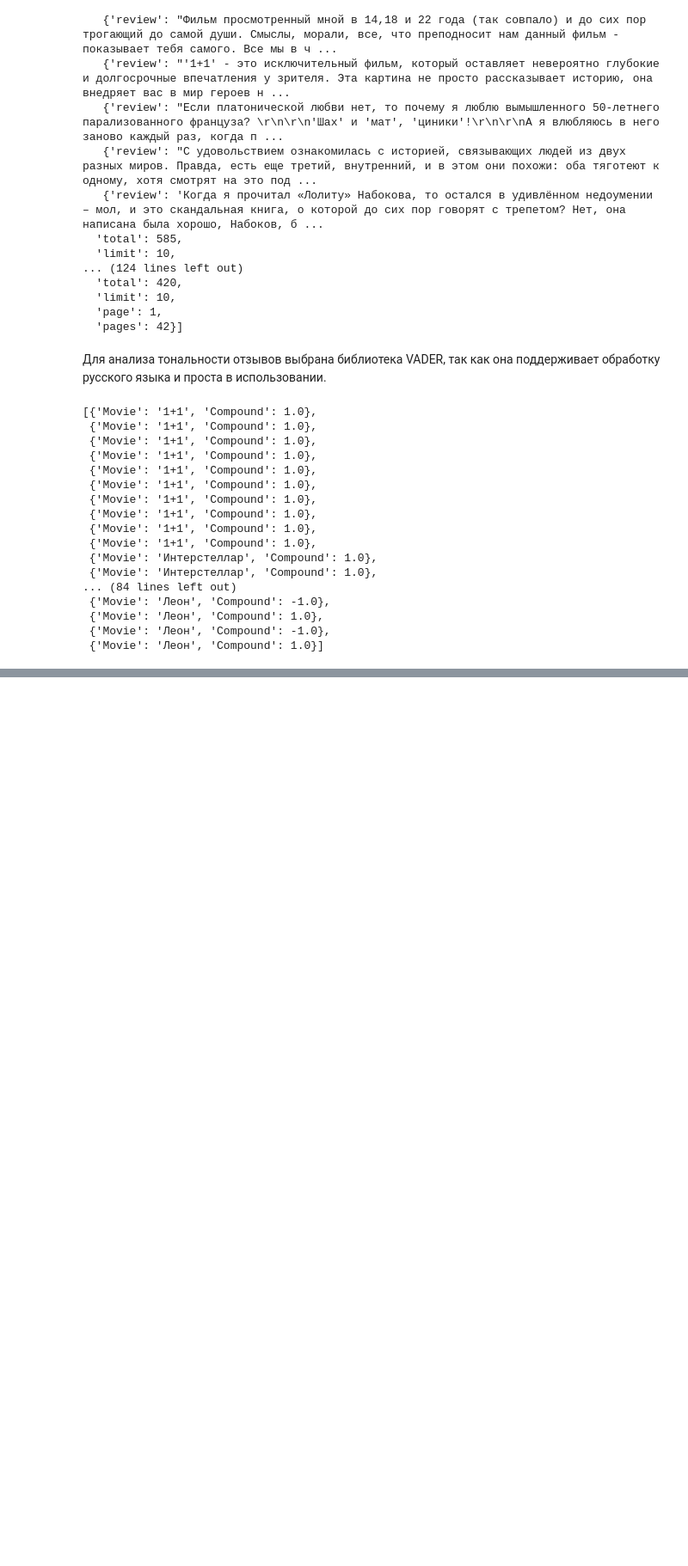
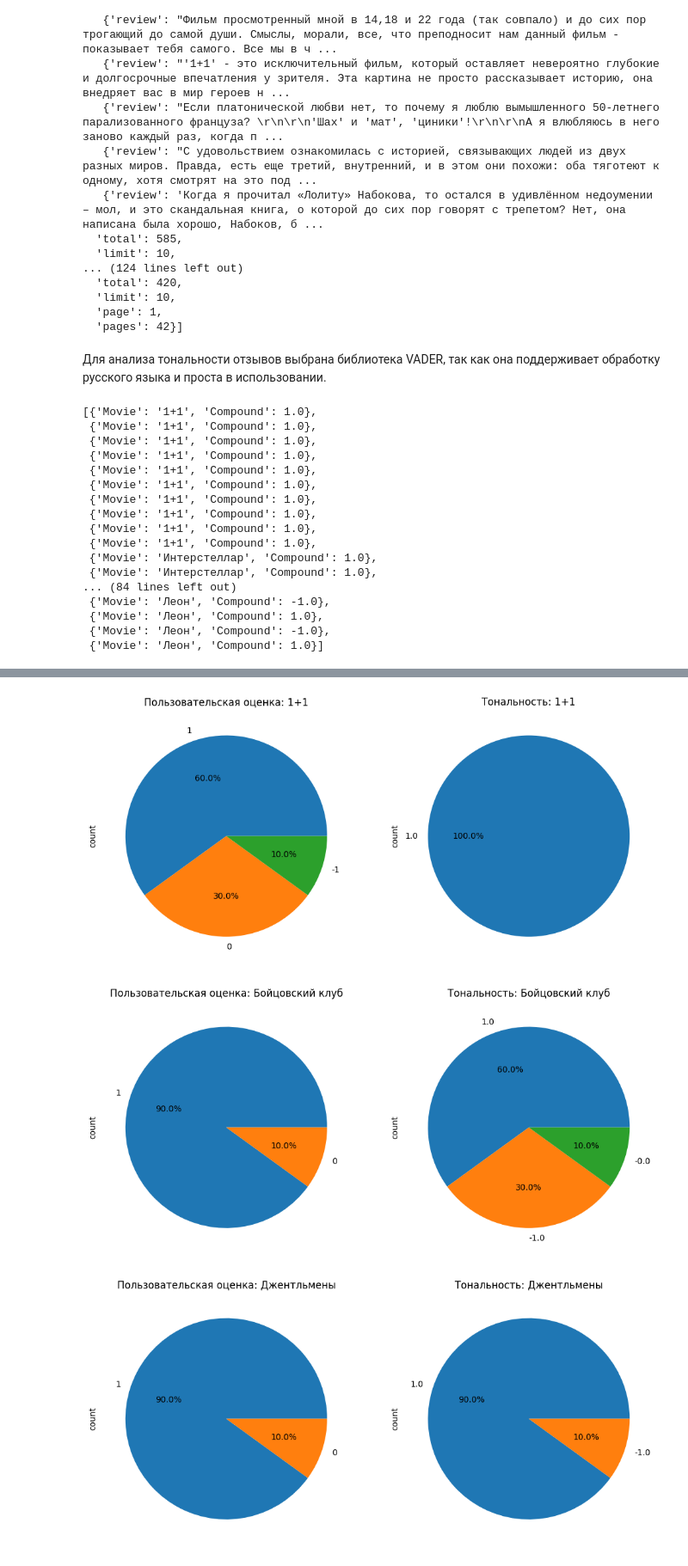
Before and after one commit to daria-rakovskaia/HSE-DAT, a Jupyter notebook: Lab4/Lab4_DAT.ipynb, the cells around one changed output, grey strips where cells are left out. Shown at 86% size. Saved outputs shown, nothing was run; the diff lists cells and outputs as text; code cells hidden in the pictures; blank space fills up the shorter version.

```diff
--- a/Lab4/Lab4_DAT.ipynb
+++ b/Lab4/Lab4_DAT.ipynb
@@ -94,3 +94,12 @@ reviews
  {'Movie': 'Леон', 'Compound': 1.0},
  {'Movie': 'Леон', 'Compound': -1.0},
  {'Movie': 'Леон', 'Compound': 1.0}]
+# %%
+true_compound = []
+for movie_name in movies:
+    url = f'https://api.kinopoisk.dev/v1.4/review?page=1&limit=10&selectFields=type&movieId={movies[movie_name]}'
+    response = requests.get(url, headers=headers)
+    if response.status_code == 200:
+        true_compound.append({movie_name: response.json()})
+    else:
+        print(f'Error: {response.status_code} - {response.text}')
@@ -96,0 +126,19 @@ reviews
+# %%
+count, result, data = 0, 0, []
+for i, movie in enumerate(movies):
+    for j in range(10):
+        if true_compound[i][movie]['docs'][j]['type'] == 'Нейтральный':
+            tmp = 0
+        elif true_compound[i][movie]['docs'][j]['type'] == 'Позитивный':
+            tmp = 1
+        else:
+            tmp = -1
+        if tmp == reviews[count]['Compound']:
+            result += 1
+        data.append({
+            'Movie': movie,
+            'Actual_tone': tmp,
+            'Sentiment_tone': reviews[count]['Compound']
+        })
+        count +=1
+print(f'Точность распознавания тональности отзыва = {result}%')
@@ -96,0 +150,3 @@ reviews
+# %%
+df = pd.DataFrame(data)
+df
@@ -96,0 +167,14 @@ reviews
+# %%
+for movie, movie_df in df.groupby('Movie'):
+    plt.figure(figsize=(12, 6))
+    plt.subplot(1, 2, 1)
+    movie_df['Actual_tone'].value_counts().plot.pie(autopct='%1.1f%%')
+    plt.title(f'Пользовательская оценка: {movie}')
+    plt.subplot(1, 2, 2)
+    movie_df['Sentiment_tone'].value_counts().plot.pie(autopct='%1.1f%%')
+    plt.title(f'Тональность: {movie}')
+    plt.show()
+# %% [output]
+[figure, added]
+[figure, added]
+[figure, added]
```
Also changed, not shown: parts of 5 cells of this notebook.
